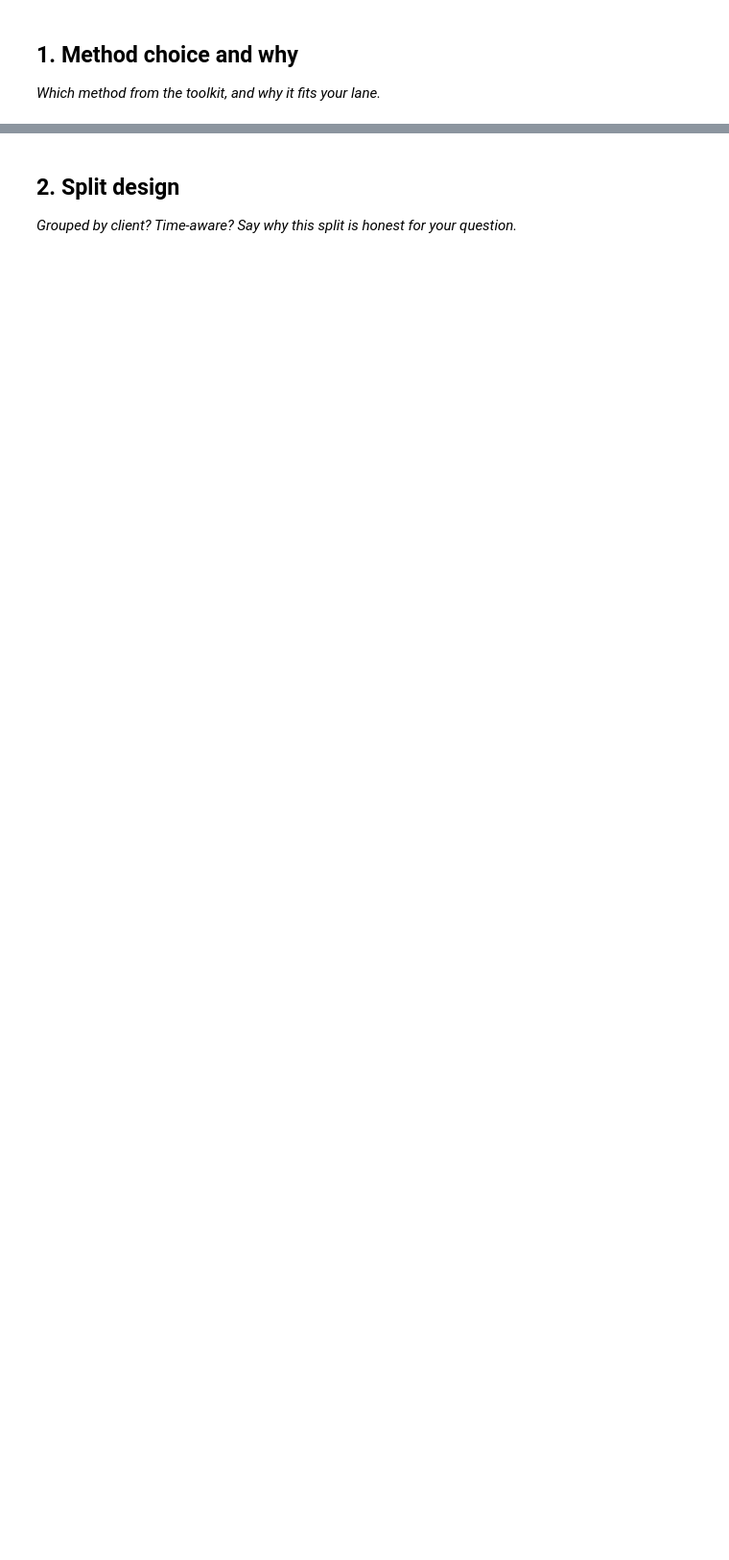
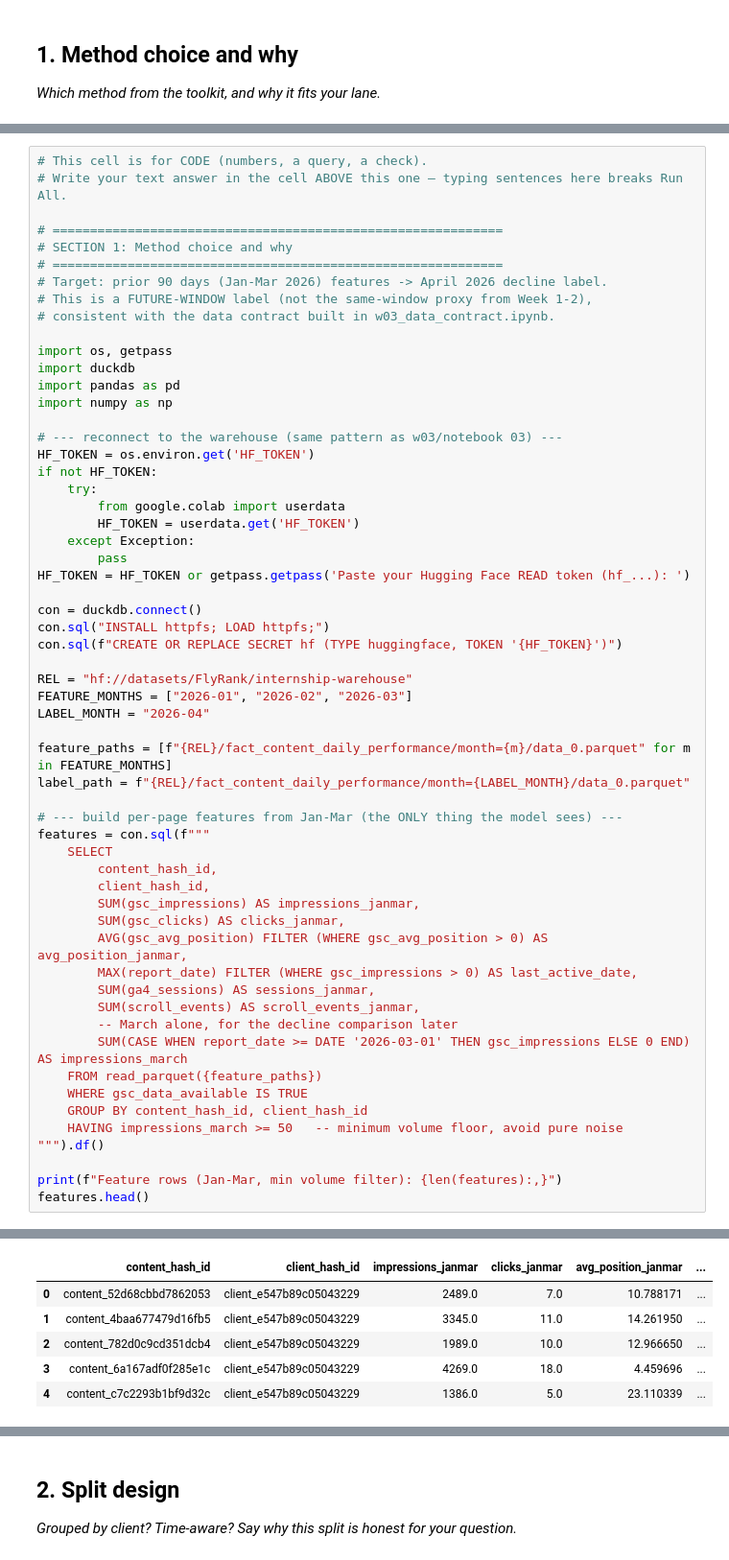
Before and after one commit to yashizhenya755-dev/flyrank-ml-internship, a Jupyter notebook: work/notebooks/w05_model.ipynb, the cells around one changed output, grey strips where cells are left out. Shown at 96% size. Cells and saved outputs as stored; diff of their text form; blank space fills up the shorter version.

```diff
--- a/work/notebooks/w05_model.ipynb
+++ b/work/notebooks/w05_model.ipynb
@@ -15,0 +13,59 @@ This skeleton is yours to fill. Work the sections **in order** — each one has
+# %%
+# This cell is for CODE (numbers, a query, a check).
+# Write your text answer in the cell ABOVE this one — typing sentences here breaks Run All.
+
+# ============================================================
+# SECTION 1: Method choice and why
+# ============================================================
+# Target: prior 90 days (Jan-Mar 2026) features -> April 2026 decline label.
+# This is a FUTURE-WINDOW label (not the same-window proxy from Week 1-2),
+# consistent with the data contract built in w03_data_contract.ipynb.
+
+import os, getpass
+import duckdb
+import pandas as pd
+import numpy as np
+
+# --- reconnect to the warehouse (same pattern as w03/notebook 03) ---
+HF_TOKEN = os.environ.get('HF_TOKEN')
+if not HF_TOKEN:
+    try:
+        from google.colab import userdata
+        HF_TOKEN = userdata.get('HF_TOKEN')
+    except Exception:
+        pass
+HF_TOKEN = HF_TOKEN or getpass.getpass('Paste your Hugging Face READ token (hf_...): ')
+
+con = duckdb.connect()
+con.sql("INSTALL httpfs; LOAD httpfs;")
+con.sql(f"CREATE OR REPLACE SECRET hf (TYPE huggingface, TOKEN '{HF_TOKEN}')")
+
+REL = "hf://datasets/FlyRank/internship-warehouse"
+FEATURE_MONTHS = ["2026-01", "2026-02", "2026-03"]
+LABEL_MONTH = "2026-04"
+
+feature_paths = [f"{REL}/fact_content_daily_performance/month={m}/data_0.parquet" for m in FEATURE_MONTHS]
+label_path = f"{REL}/fact_content_daily_performance/month={LABEL_MONTH}/data_0.parquet"
+
+# --- build per-page features from Jan-Mar (the ONLY thing the model sees) ---
+features = con.sql(f"""
+    SELECT
+        content_hash_id,
+        client_hash_id,
+        SUM(gsc_impressions) AS impressions_janmar,
+        SUM(gsc_clicks) AS clicks_janmar,
+        AVG(gsc_avg_position) FILTER (WHERE gsc_avg_position > 0) AS avg_position_janmar,
+        MAX(report_date) FILTER (WHERE gsc_impressions > 0) AS last_active_date,
+        SUM(ga4_sessions) AS sessions_janmar,
+        SUM(scroll_events) AS scroll_events_janmar,
+        -- March alone, for the decline comparison later
+        SUM(CASE WHEN report_date >= DATE '2026-03-01' THEN gsc_impressions ELSE 0 END) AS impressions_march
+    FROM read_parquet({feature_paths})
+    WHERE gsc_data_available IS TRUE
+    GROUP BY content_hash_id, client_hash_id
+    HAVING impressions_march >= 50   -- minimum volume floor, avoid pure noise
+""").df()
+
+print(f"Feature rows (Jan-Mar, min volume filter): {len(features):,}")
+features.head()
+# %% [output]
@@ -15,0 +73,6 @@ This skeleton is yours to fill. Work the sections **in order** — each one has
+|  | content_hash_id | client_hash_id | impressions_janmar | clicks_janmar | avg_position_janmar | ... |
+| 0 | content_52d68cbbd7862053 | client_e547b89c05043229 | 2489.0 | 7.0 | 10.788171 | ... |
+| 1 | content_4baa677479d16fb5 | client_e547b89c05043229 | 3345.0 | 11.0 | 14.261950 | ... |
+| 2 | content_782d0c9cd351dcb4 | client_e547b89c05043229 | 1989.0 | 10.0 | 12.966650 | ... |
+| 3 | content_6a167adf0f285e1c | client_e547b89c05043229 | 4269.0 | 18.0 | 4.459696 | ... |
+| 4 | content_c7c2293b1bf9d32c | client_e547b89c05043229 | 1386.0 | 5.0 | 23.110339 | ... |
```
Also changed, not shown: parts of 14 cells of this notebook.
